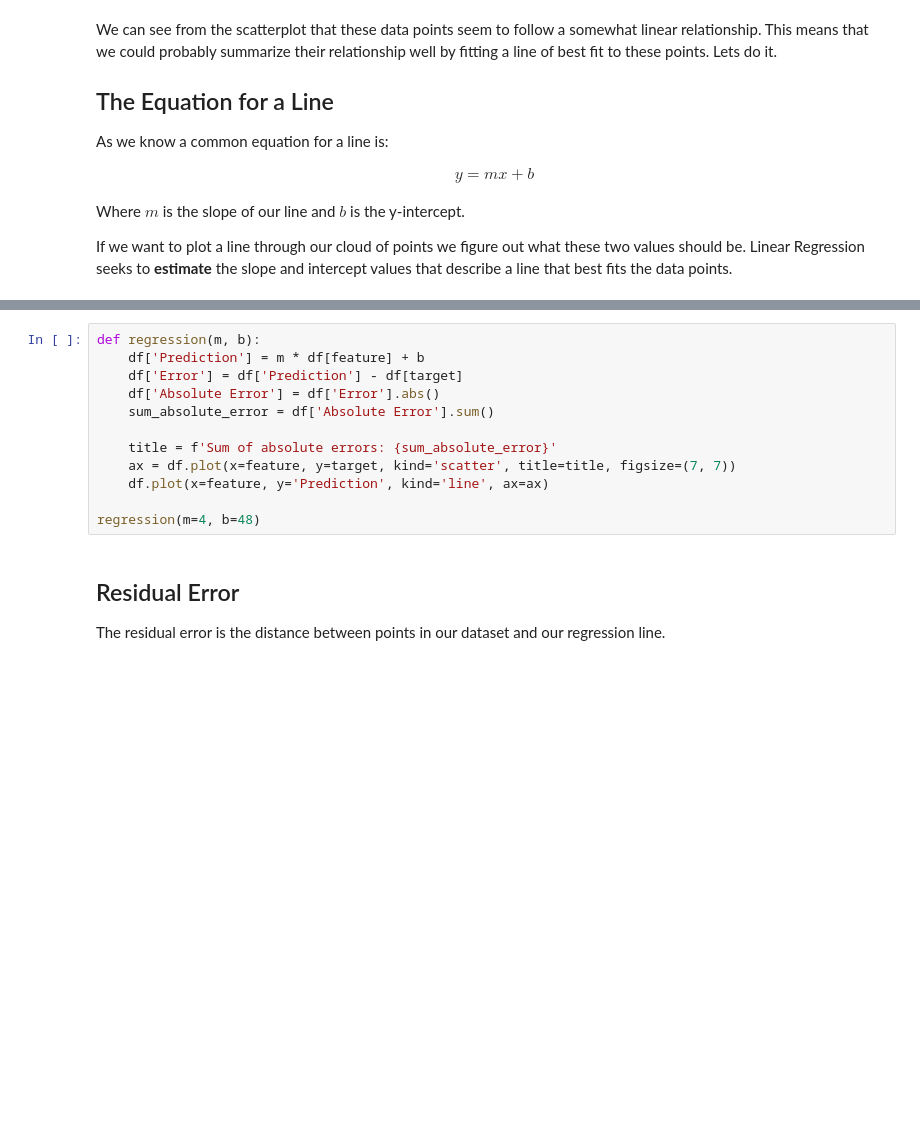
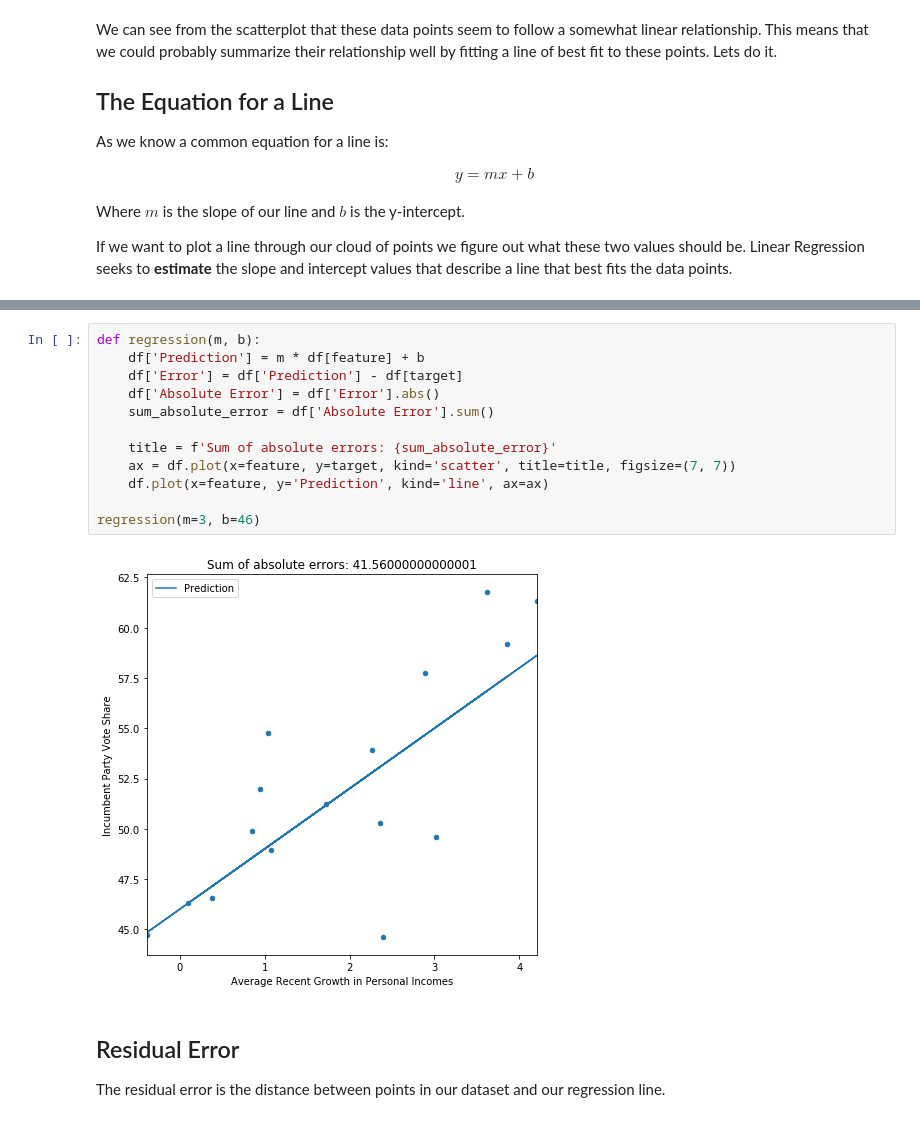
Before and after one commit to LambdaSchool/DS-Unit-2-Sprint-2-Regression, a Jupyter notebook: module1-ols-regression/ols-regression.ipynb, the cells around one changed output, grey strips where cells are left out. Saved outputs shown, nothing was run; the diff lists cells and outputs as text; blank space fills up the shorter version.

```diff
--- a/module1-ols-regression/ols-regression.ipynb
+++ b/module1-ols-regression/ols-regression.ipynb
@@ -162,15 +248,17 @@ df.plot(x=feature, y='Prediction', kind='line', ax=ax);
 # %%
 def regression(m, b):
     df['Prediction'] = m * df[feature] + b
     df['Error'] = df['Prediction'] - df[target]
     df['Absolute Error'] = df['Error'].abs()
     sum_absolute_error = df['Absolute Error'].sum()
 
     title = f'Sum of absolute errors: {sum_absolute_error}'
     ax = df.plot(x=feature, y=target, kind='scatter', title=title, figsize=(7, 7))
     df.plot(x=feature, y='Prediction', kind='line', ax=ax)
 
-regression(m=4, b=48)
+regression(m=3, b=46)
+# %% [output]
+[figure, added]
 # %% [markdown]
 ## Residual Error
 
```
Also changed, not shown: parts of 45 cells of this notebook.
